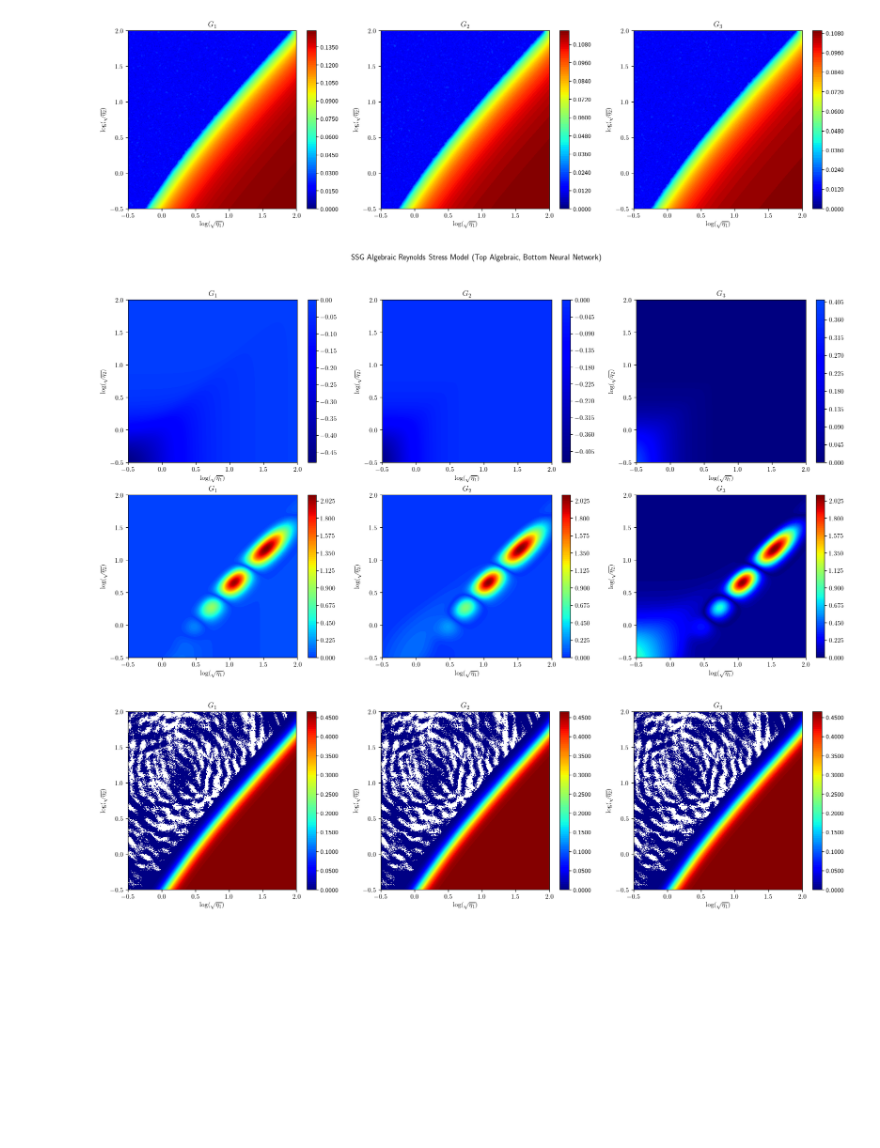
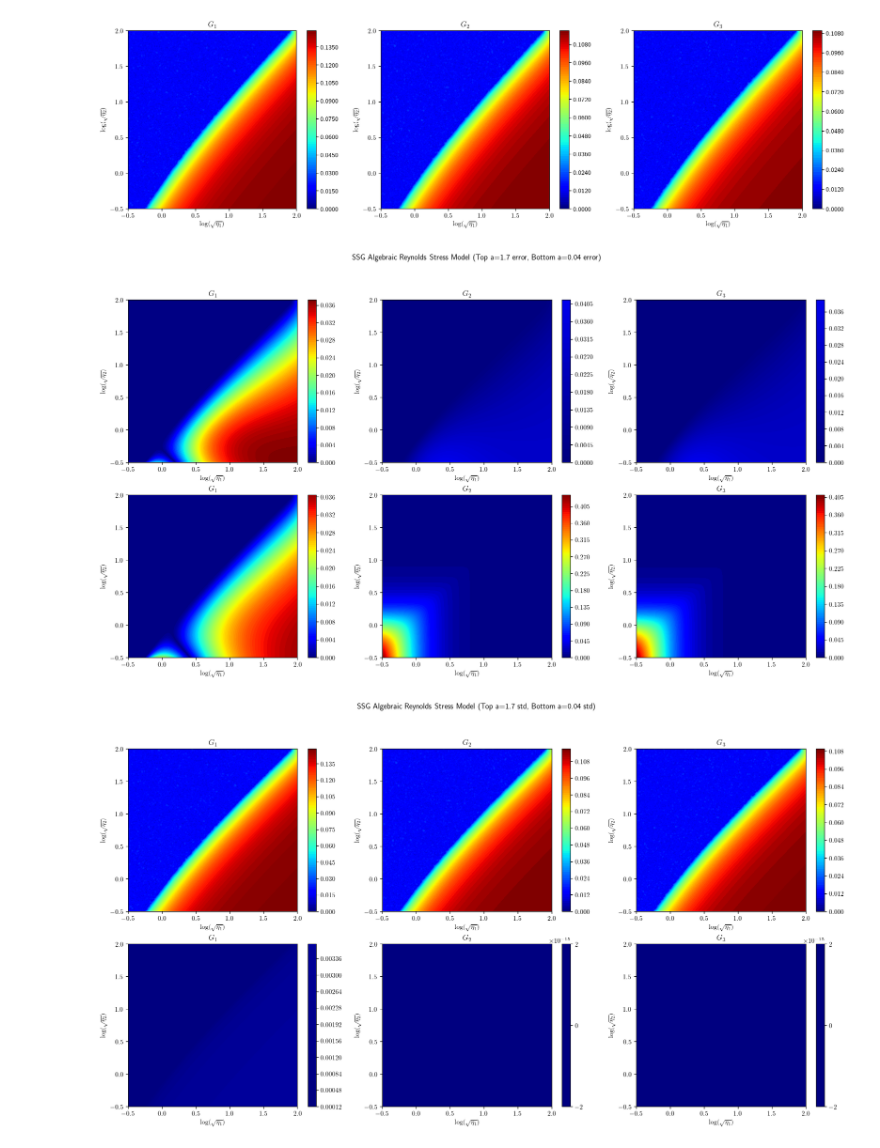
Before and after one commit to Crashprn/UncertaintyQuantification, a Jupyter notebook: Notebooks/GaussianProcess.ipynb, the cells around one changed output. Saved outputs shown, nothing was run; the diff lists cells and outputs as text; code cells hidden in the pictures; blank space fills up the shorter version.

```diff
--- a/Notebooks/GaussianProcess.ipynb
+++ b/Notebooks/GaussianProcess.ipynb
@@ -225,15 +225,15 @@ plot_heat_map_3D(x_grid, y_grid, stds.T.reshape(3, dim, dim))
 [figure]
 [figure]
 # %%
-res_mean = np.load("../data/GP/D_GT_0/GP5/D_GT_0_Mean0.npy")
-res_std = np.load("../data/GP/D_GT_0/GP5/D_GT_0_Std0.npy")
+res_mean = np.load("../data/GP/D_GT_0/GP7/D_GT_0_Mean0.npy").reshape(-1, 1)
+res_std = np.load("../data/GP/D_GT_0/GP7/D_GT_0_Std0.npy").reshape(-1, 1)
 
 
-mean = res_mean.repeat(3, axis=1)
-std = res_std.reshape(-1,1).repeat(3, axis=1)
+mean = np.concatenate([res_mean, np.zeros_like(res_mean), np.zeros_like(res_mean)], axis=1)
+std = np.concatenate([res_std, np.zeros_like(res_std), np.zeros_like(res_std)], axis=1)
 
-plot_heat_map_compare(x_grid, y_grid, G_s.T.reshape(3, dim, dim), np.abs(mean.T.reshape(3, dim, dim) - G_s.T.reshape(3, dim, dim)))
-plot_heat_map_3D(x_grid, y_grid, std.T.reshape(3, dim, dim))
+plot_heat_map_compare(x_grid, y_grid, np.abs(preds - G_s).T.reshape(3, dim, dim), np.abs(mean - G_s).T.reshape(3, dim, dim), top_title="a=1.7 error", bottom_title="a=0.04 error")
+plot_heat_map_compare(x_grid, y_grid, stds.T.reshape(3, dim, dim), std.T.reshape(3, dim, dim), top_title="a=1.7 std", bottom_title="a=0.04 std")
 # %% [output]
-[figure, old version]
+[figure, new version]
-[figure, old version]
+[figure, new version]
```
Also changed, not shown: parts of 1 cell of this notebook, 3 other files.
